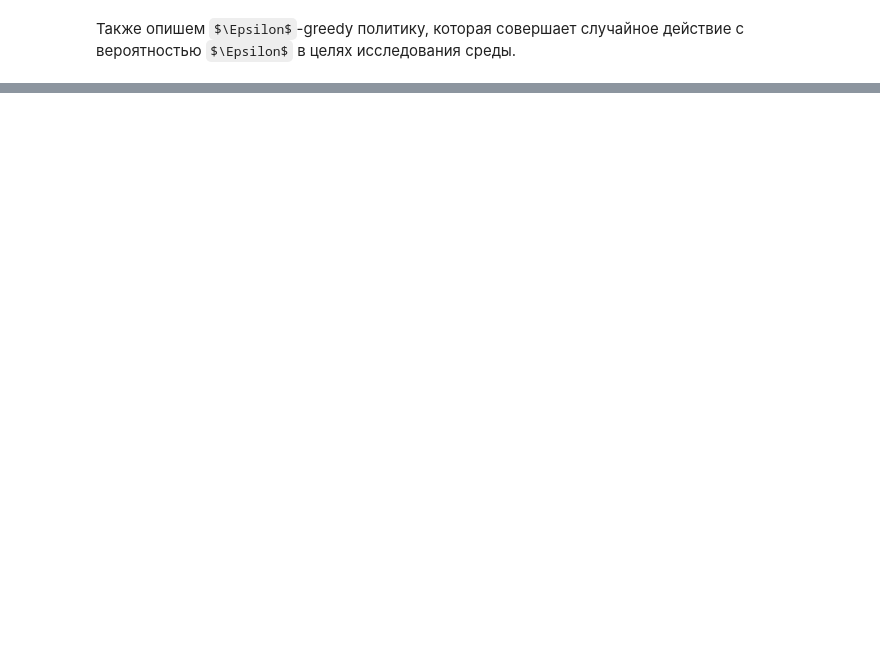
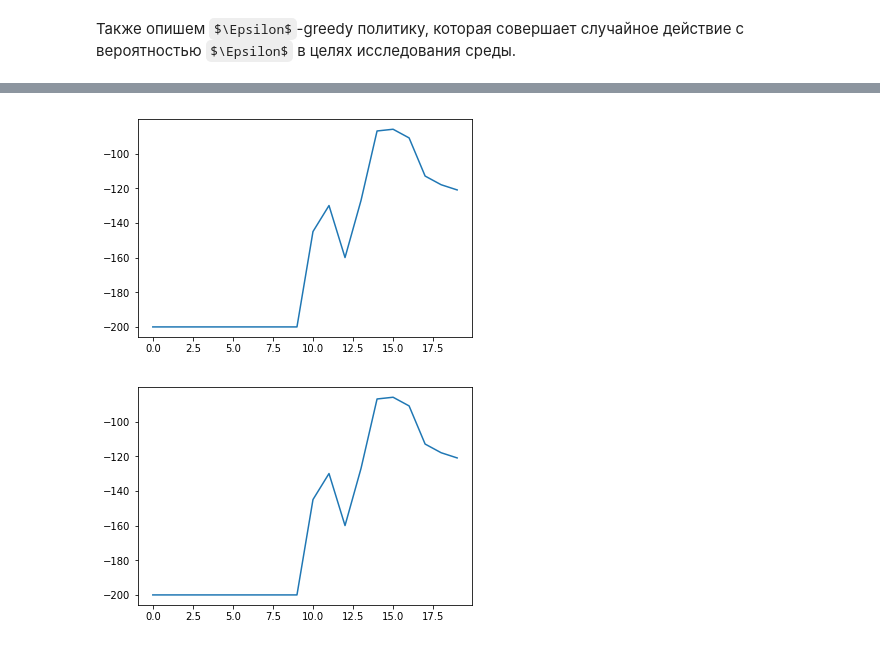
Before and after one commit to ArgentumWalker/RL-example, a Jupyter notebook: draft.ipynb, the cells around one changed output, grey strips where cells are left out. Saved outputs shown, nothing was run; the diff lists cells and outputs as text; code cells hidden in the pictures; some formulas as TeX source; blank space fills up the shorter version.

```diff
--- a/draft.ipynb
+++ b/draft.ipynb
@@ -193,0 +206,39 @@ for step in range(1, max_step):
+# %%
+def train_shaped():
+    reward_by_update = []
+    max_step = 20001
+    state = env.reset()
+    for step in range(1, max_step):
+        epsilon = 1 - 0.9 * step / max_step
+        action = select_action(state, epsilon)
+        new_state, reward, done, _ = env.step(action)
+
+        if done:
+            memory.push((state, action, reward, state, done))
+            state = env.reset()
+            done = False
+        else:
+            # Единственное отличие в этой строке. К награде добавили модуль скорости с коэффициентом
+            memory.push((state, action, reward + 3 * abs(new_state[1]), new_state, done))
+            state = new_state
+
+        if step > batch_size:
+            fit(list(zip(*memory.sample(batch_size))))
+
+        if step % target_update == 0:
+            target_model = copy.deepcopy(model)
+            state = env.reset()
+            r = exploit(True)
+            reward_by_update.append(r)
+
+            plt.clf()
+            plt.plot(list(range(len(reward_by_update))), reward_by_update)
+            display.clear_output(wait=True)
+            display.display(plt.gcf())
+
+model, target_model, optimizer = create_new_model()
+memory.clear()
+train_shaped()
+# %% [output]
+[figure, added]
+[figure, added]
```
Also changed, not shown: parts of 24 cells of this notebook.
